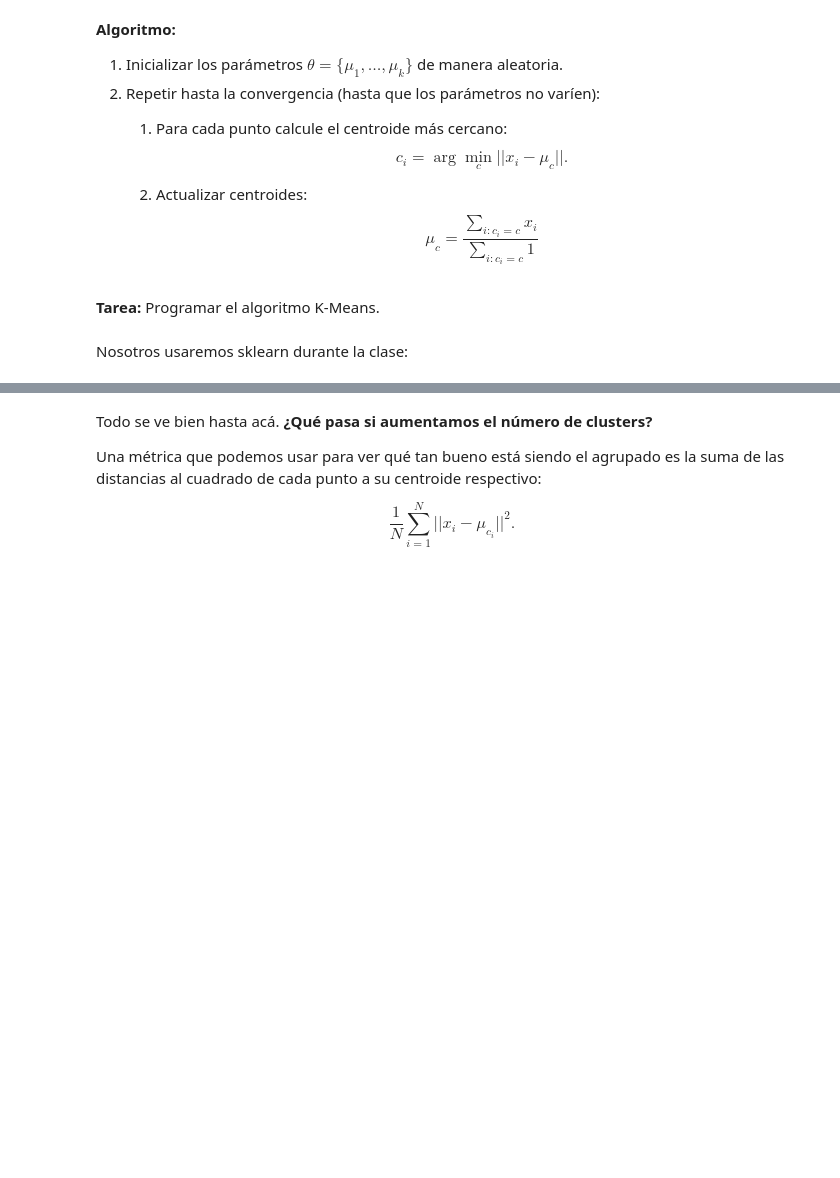
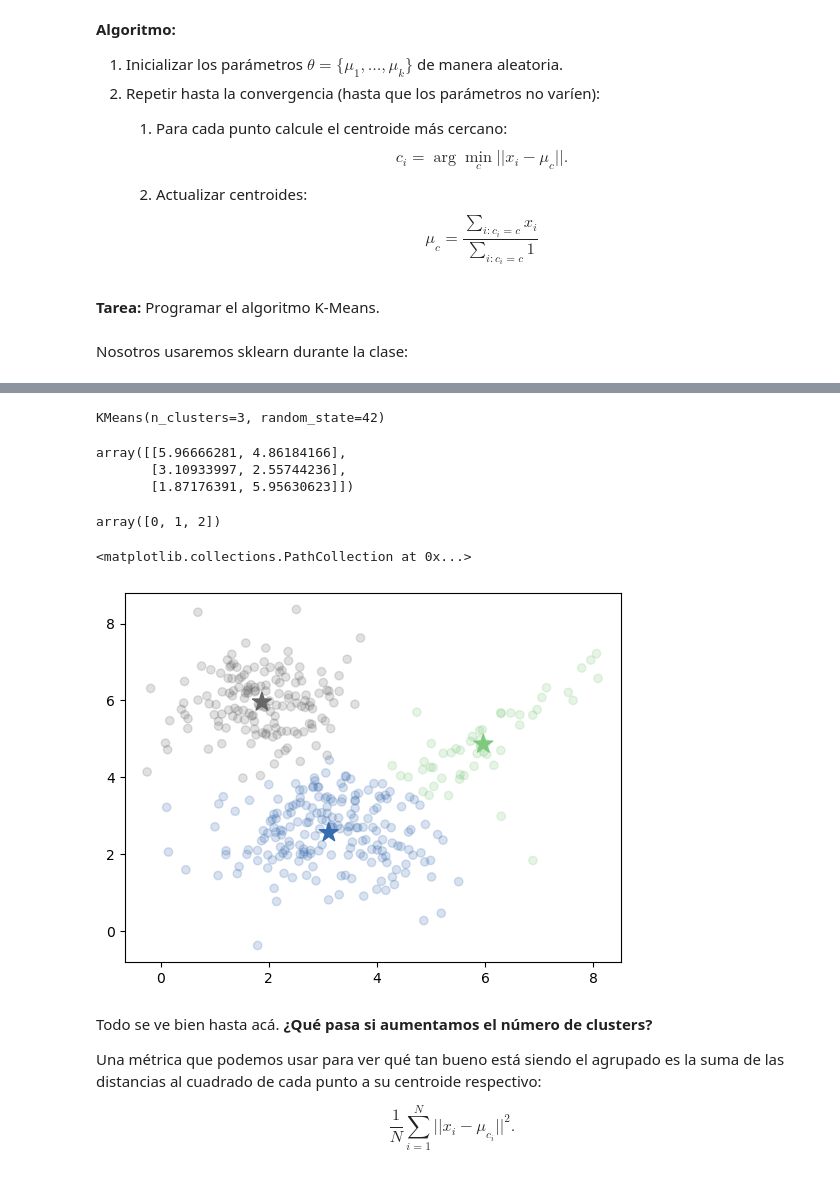
Before and after one commit to esjimenezro/meb2025, a Jupyter notebook: modulo_adicional/tema1/1_variables_latentes_k_means.ipynb, the cells around one changed output, grey strips where cells are left out. Saved outputs shown, nothing was run; the diff lists cells and outputs as text; code cells hidden in the pictures; blank space fills up the shorter version.

```diff
--- a/modulo_adicional/tema1/1_variables_latentes_k_means.ipynb
+++ b/modulo_adicional/tema1/1_variables_latentes_k_means.ipynb
@@ -165,2 +222,3 @@ Nosotros usaremos sklearn durante la clase:
 # %%
 # Instanciamos el algoritmo
+model = KMeans(n_clusters=3, random_state=42)
@@ -169,2 +225,13 @@ Nosotros usaremos sklearn durante la clase:
+# %%
+# Entrenamos
+model.fit(customers_data[["income", "debt"]])
+# %% [output]
+KMeans(n_clusters=3, random_state=42)
 # %%
 # Centroides de los clusters
+centroids = model.cluster_centers_
+centroids
+# %% [output]
+array([[5.96666281, 4.86184166],
+       [3.10933997, 2.55744236],
+       [1.87176391, 5.95630623]])
@@ -173,3 +238,28 @@ Nosotros usaremos sklearn durante la clase:
+# %%
+model.predict(centroids)
+# %% [output]
+array([0, 1, 2])
+# %%
+# Gráfico
+plt.scatter(
+    customers_data["income"],
+    customers_data["debt"],
+    c=model.labels_,
+    cmap='Accent',
+    alpha=0.2
+)
+
+plt.scatter(
+    centroids[:, 0],
+    centroids[:, 1],
+    c=model.predict(centroids),
+    marker='*',
+    cmap='Accent',
+    s=200
+)
+# %% [output]
+<matplotlib.collections.PathCollection at 0x...>
+[figure, added]
 # %% [markdown]
 Todo se ve bien hasta acá. **¿Qué pasa si aumentamos el número de clusters?**
 
```
Also changed, not shown: parts of 33 cells of this notebook.
